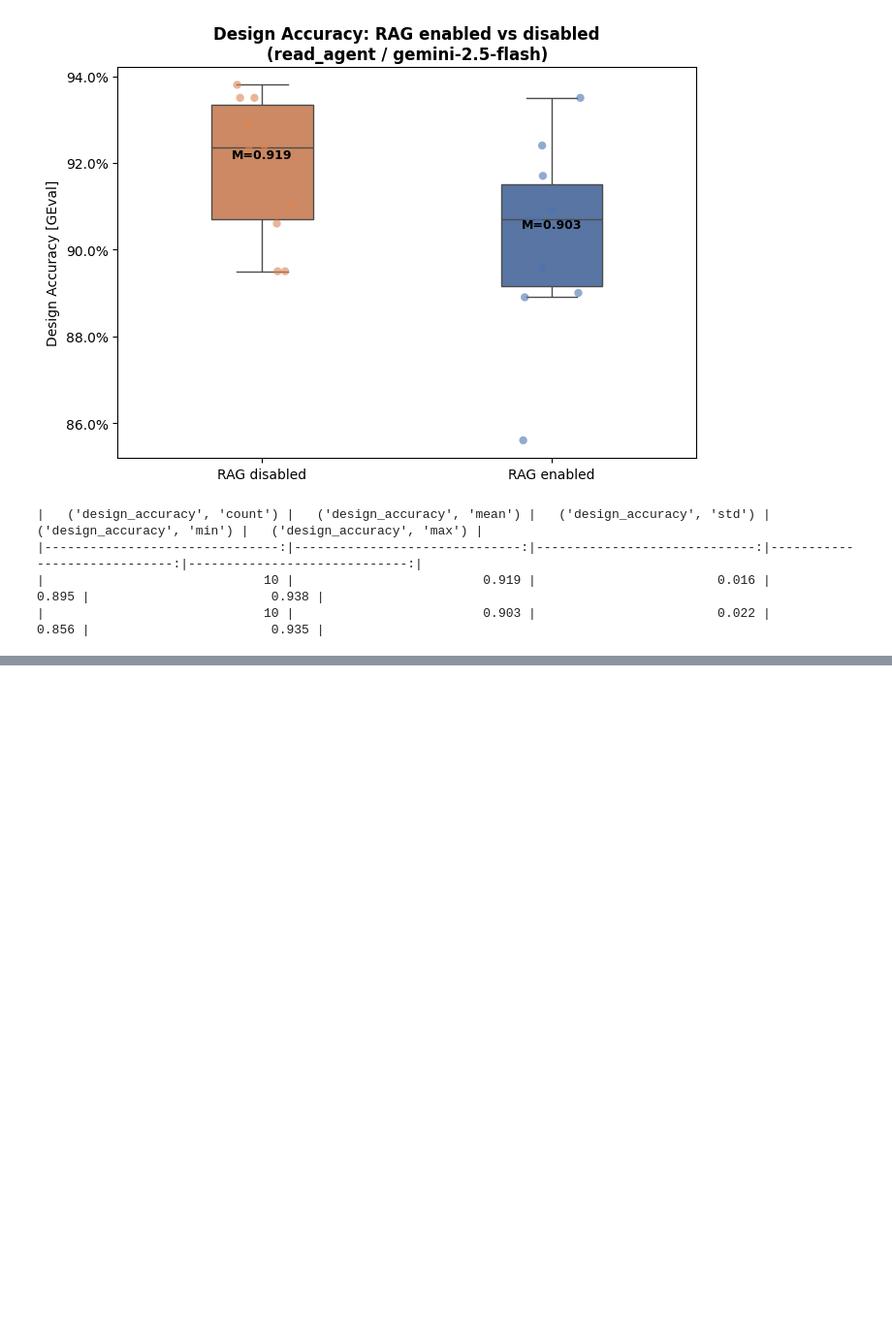
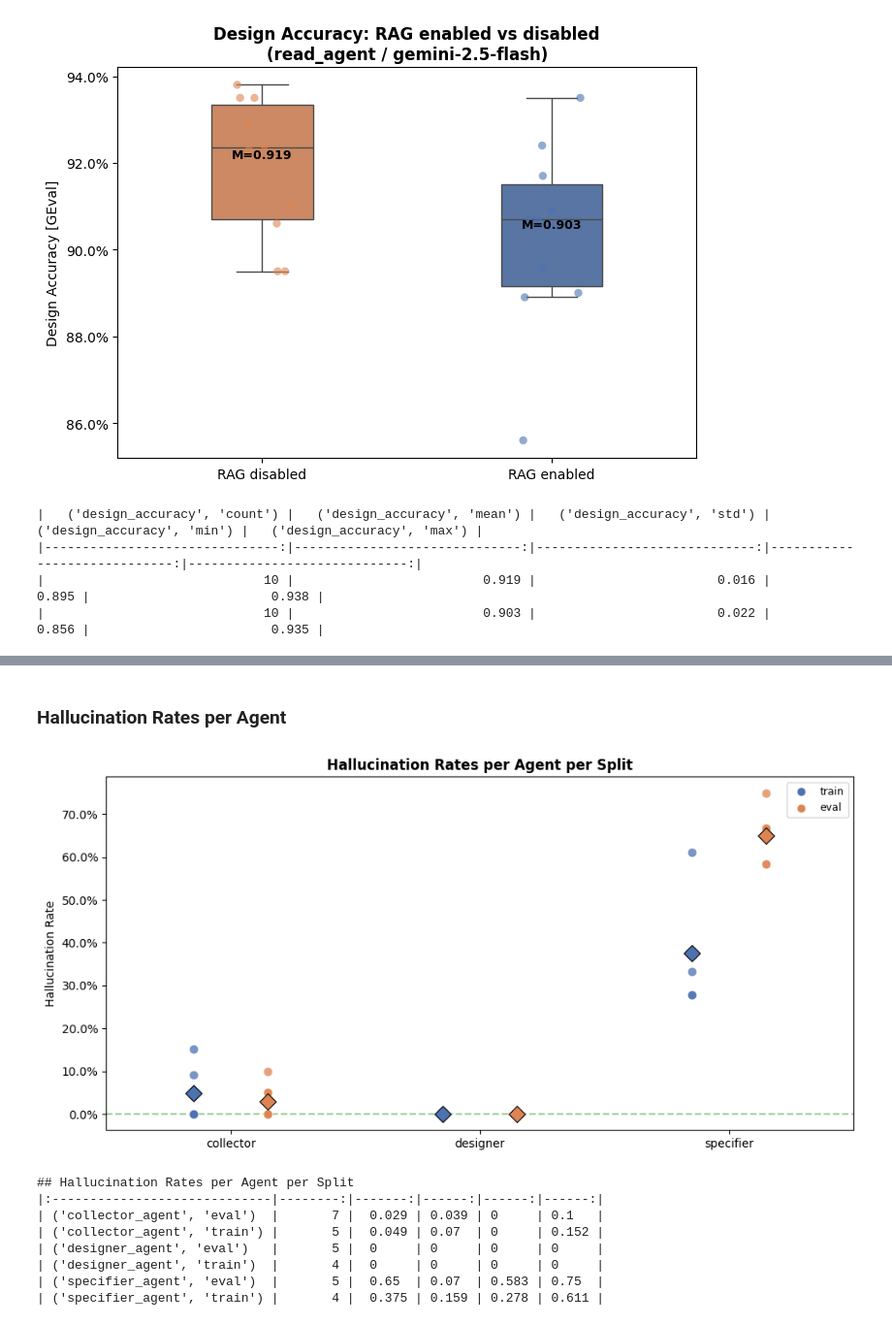
Before and after one commit to NU-Academics/read-mas, a Jupyter notebook: notebooks/data_analysis/data_analysis.ipynb, the cells around one changed output, grey strips where cells are left out. Shown at 97% size. Drawn from its saved outputs; the diff is of its cells as text; code cells hidden in the pictures; blank space fills up the shorter version.

Commit message:
Added agent-level EDA for train and eval datasets.

```diff
--- a/notebooks/data_analysis/data_analysis.ipynb
+++ b/notebooks/data_analysis/data_analysis.ipynb
@@ -689,0 +915,53 @@ print((df_bm_gemini.groupby('RAG')[['design_accuracy']]
+# %% [markdown]
+### Hallucination Rates per Agent
+# %%
+# Scatter plot and summary statistics table for agent hallucination rates by split
+df_hallucination = df_all.dropna(subset=['hallucination'])
+if len(df_hallucination) == 0:
+  print('No hallucination data available.')
+else:
+  agents_hallucinations = df_hallucination['agent'].unique()
+  fig, ax = plt.subplots(figsize=(10, 5))
+  palette_split = {'train': '#4C72B0', 'eval': '#DD8452'}
+  jitter_map    = {'train': -0.15, 'eval': 0.15}
+  x_pos = {a: i for i, a in enumerate(sorted(agents_hallucinations))}
+
+  for split, color in palette_split.items():
+    sub = df_hallucination[df_hallucination['split'] == split]
+    for agent, grp in sub.groupby('agent'):
+      x = x_pos[agent] + jitter_map[split]
+      ax.scatter([x] * len(grp), grp['hallucination'],
+                color=color, alpha=0.75, s=60, zorder=3,
+                edgecolors='white', linewidth=0.5)
+      ax.scatter([x], [grp['hallucination'].mean()],
+                color=color, marker='D', s=100, zorder=4,
+                edgecolors='black', linewidth=0.8)
+
+  ax.set_xticks(list(x_pos.values()))
+  ax.set_xticklabels([a.replace('_agent', '') for a in sorted(agents_hallucinations)], fontsize=10)
+  ax.set_ylabel('Hallucination Rate')
+  ax.yaxis.set_major_formatter(mticker.PercentFormatter(xmax=1, decimals=1))
+  ax.set_title('Hallucination Rates per Agent per Split', fontweight='bold')
+  ax.axhline(0, color='green', linestyle='--', alpha=0.4, label='zero hallucination')
+  legend_elements = [
+    plt.scatter([], [], color='#4C72B0', marker='o', label='train'),
+    plt.scatter([], [], color='#DD8452', marker='o', label='eval'),
+  ]
+  ax.legend(handles=legend_elements, fontsize=9)
+  ax.set_xlim(-0.5, len(agents_hallucinations) - 0.5)
+  plt.tight_layout()
+  plt.show()
+
+  print('\n## Hallucination Rates per Agent per Split')
+  print(df_hallucination.groupby(['agent', 'split'])['hallucination']
+          .agg(['count', 'mean', 'std', 'min', 'max']).round(3).to_markdown())
+# %% [output]
+[figure, added]
+## Hallucination Rates per Agent per Split
+|:-----------------------------|--------:|-------:|------:|------:|------:|
+| ('collector_agent', 'eval')  |       7 |  0.029 | 0.039 | 0     | 0.1   |
+| ('collector_agent', 'train') |       5 |  0.049 | 0.07  | 0     | 0.152 |
+| ('designer_agent', 'eval')   |       5 |  0     | 0     | 0     | 0     |
+| ('designer_agent', 'train')  |       4 |  0     | 0     | 0     | 0     |
+| ('specifier_agent', 'eval')  |       5 |  0.65  | 0.07  | 0.583 | 0.75  |
+| ('specifier_agent', 'train') |       4 |  0.375 | 0.159 | 0.278 | 0.611 |
```
Also changed, not shown: parts of 15 cells of this notebook.
